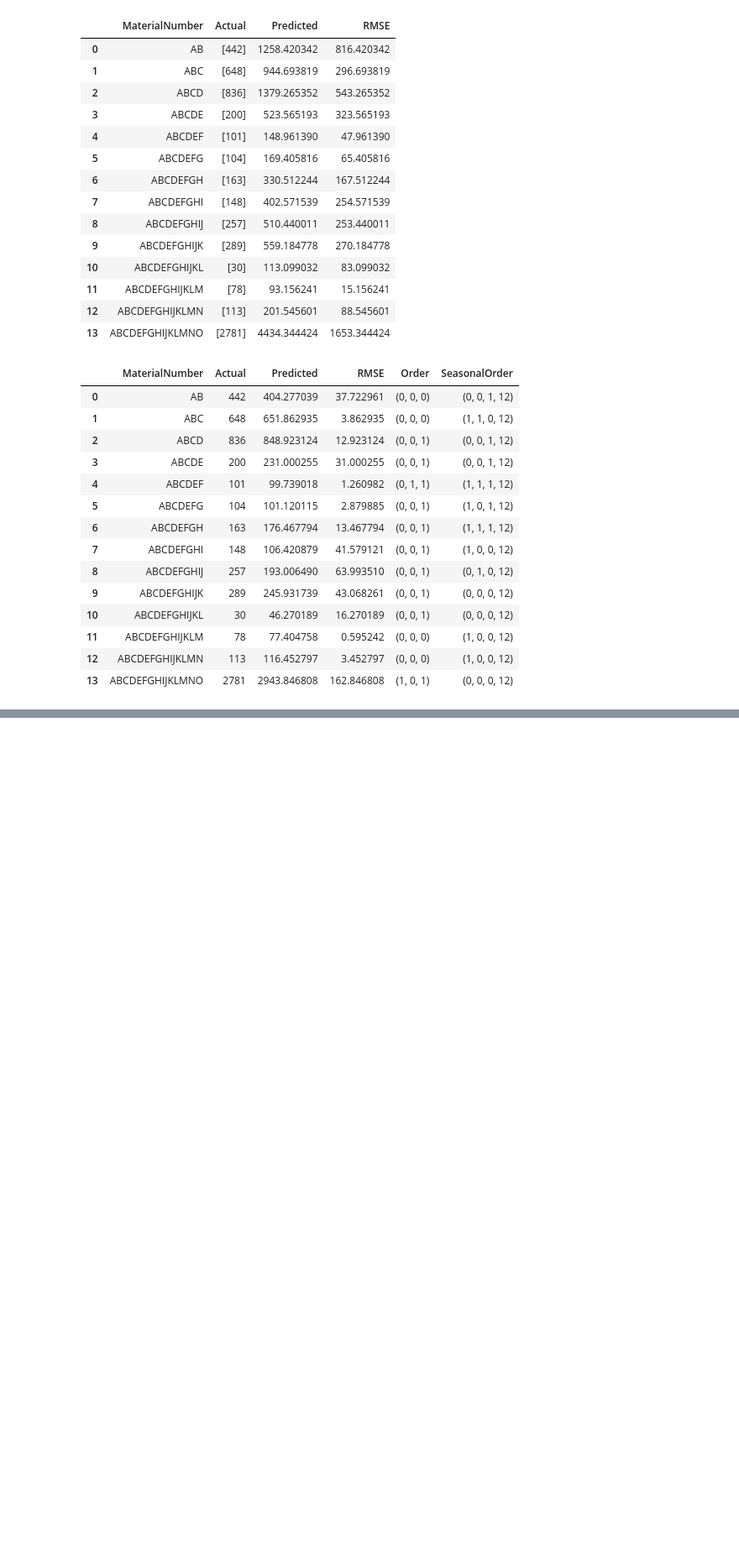
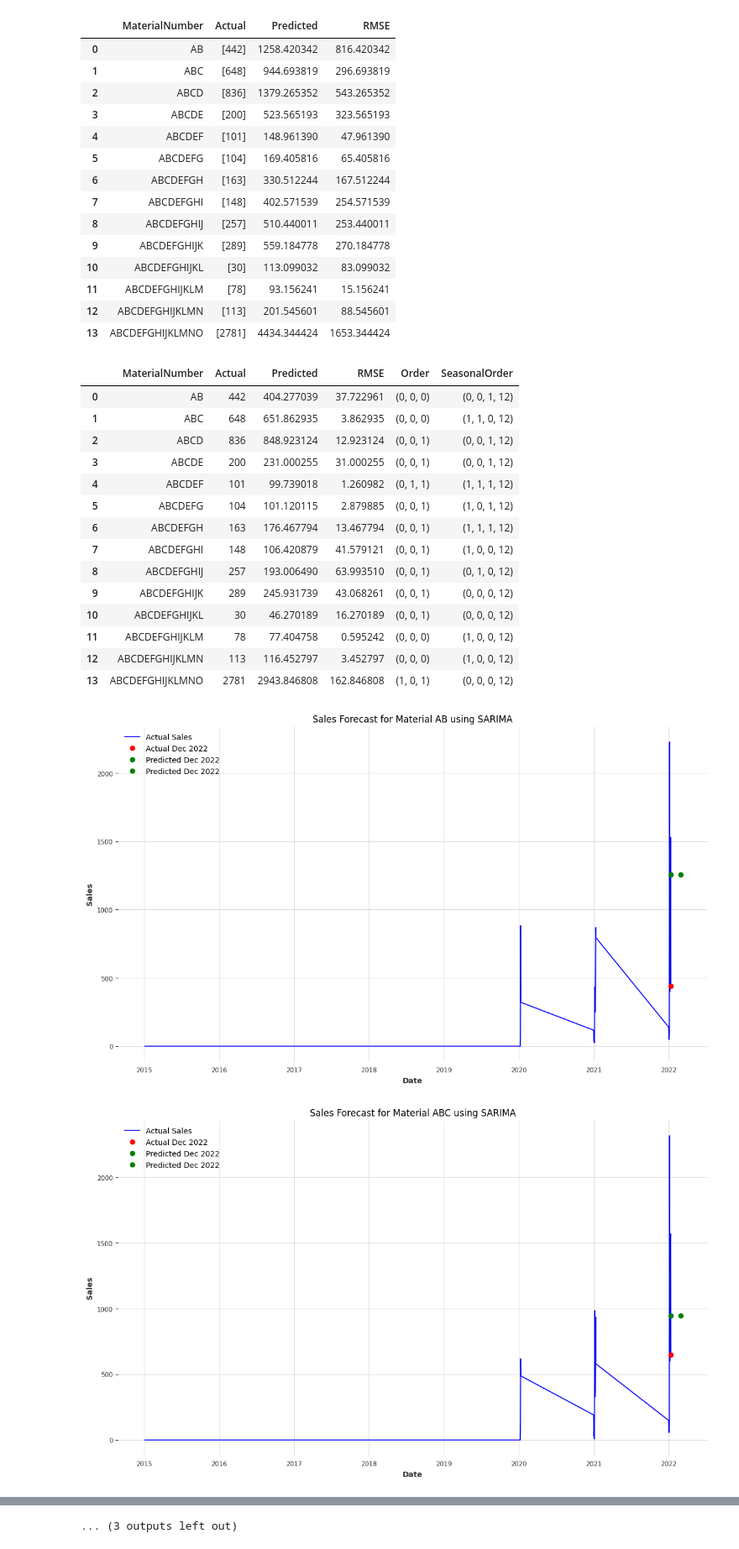
Before and after one commit to pratikranaa/Summer_Projects, a Jupyter notebook: Time_Series/ws.ipynb, the cells around one changed output, grey strips where cells are left out. Shown at 84% size. Drawn from its saved outputs; the diff is of its cells as text; code cells hidden in the pictures; blank space fills up the shorter version.

Commit message:
PLots

```diff
--- a/Time_Series/ws.ipynb
+++ b/Time_Series/ws.ipynb
@@ -706,3 +706,45 @@ results_sarima_tuned_parallel_df
 | 11 | ABCDEFGHIJKLM | 78 | 77.404758 | 0.595242 | (0, 0, 0) | (1, 0, 0, 12) |
 | 12 | ABCDEFGHIJKLMN | 113 | 116.452797 | 3.452797 | (0, 0, 0) | (1, 0, 0, 12) |
 | 13 | ABCDEFGHIJKLMNO | 2781 | 2943.846808 | 162.846808 | (1, 0, 1) | (0, 0, 0, 12) |
+# %%
+import matplotlib.pyplot as plt
+import seaborn as sns
+
+# Function to plot the results for a specific material
+def plot_forecast_sarima(df, material, actual, predicted):
+    df_material = prepare_data(df, material)
+
+    plt.figure(figsize=(14, 8))
+    plt.plot(df_material.index, df_material['Sales'], label='Actual Sales', color='blue')
+    plt.plot(df_material.index[-1:], actual, 'ro', label='Actual Dec 2022')
+    plt.plot(df_material.index[-1:], predicted, 'go', label='Predicted Dec 2022')
+
+    forecast_index = pd.date_range(start=df_material.index[-1], periods=2, freq='M')[1]
+    plt.plot(forecast_index, predicted, 'go', label='Predicted Dec 2022')
+
+    plt.title(f'Sales Forecast for Material {material} using SARIMA')
+    plt.xlabel('Date')
+    plt.ylabel('Sales')
+    plt.legend()
+    plt.grid(True)
+    plt.show()
+
+# Plotting results for all materials
+for index, row in results_sarima_df.iterrows():
+    material = row['MaterialNumber']
+    actual = row['Actual']
+    predicted = row['Predicted']
+    plot_forecast_sarima(data, material, actual, predicted)
+
+# Plot RMSE for all materials
+plt.figure(figsize=(14, 8))
+sns.barplot(x='MaterialNumber', y='RMSE', data=results_sarima_df)
+plt.title('RMSE of SARIMA Forecast for Each Material')
+plt.xlabel('Material Number')
+plt.ylabel('RMSE')
+plt.xticks(rotation=90)
+plt.grid(True)
+plt.show()
+# %% [output]
+[figure, added]
+[figure, added]
@@ -708,0 +761 @@ results_sarima_tuned_parallel_df
+... (3 outputs left out)
```
Also changed, not shown: parts of 4 cells of this notebook.
